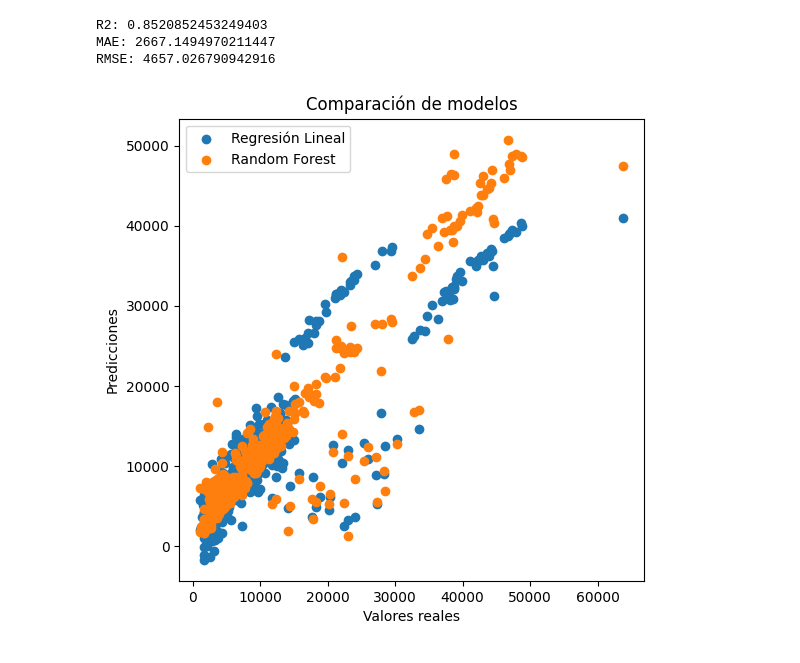
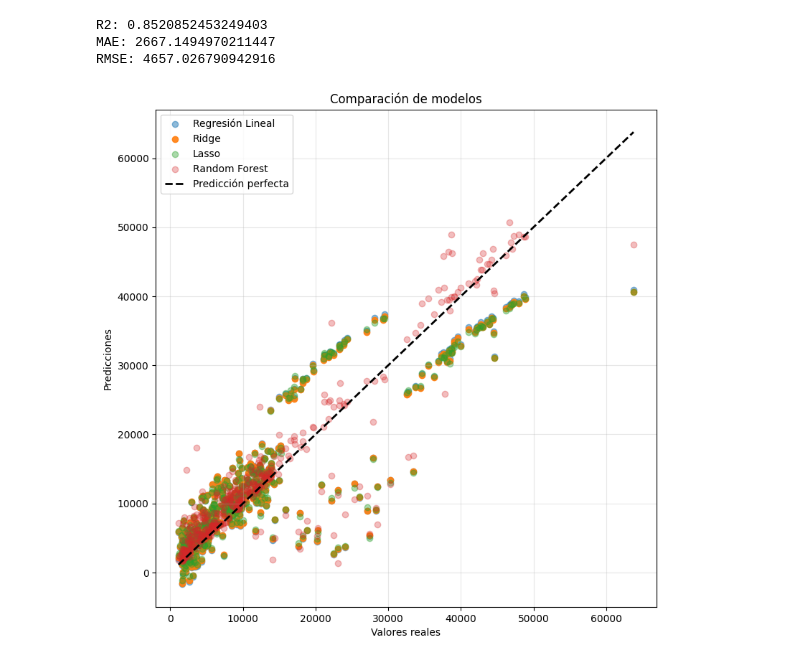
Before and after one commit to natbp/natbp_intro_ML, a Jupyter notebook: src/02-linear-regression-medical-insurance-cost.ipynb, the cells around one changed output. Cells and saved outputs as stored; diff of their text form; code cells hidden in the pictures.

```diff
--- a/src/02-linear-regression-medical-insurance-cost.ipynb
+++ b/src/02-linear-regression-medical-insurance-cost.ipynb
@@ -471,4 +482,6 @@ Notes:
 [1] Standard Errors assume that the covariance matrix of the errors is correctly specified.
 # %%
 total_data_optimized = total_data_encoded.copy()
+# %%
+cols_to_drop = ["sex_male", "region_northwest", "region_southeast", "region_southwest"]
 # %%
@@ -485,3 +490 @@ y_opt = total_data_optimized["charges"]
-# %%
-X_train_opt, X_test_opt, y_train_opt, y_test_opt = train_test_split(X_opt,y_opt,test_size=0.3,random_state=42)
 # %%
@@ -571,0 +613,18 @@ coeficientes.sort_values(by="Coeficiente", ascending=False)
+# %%
+# ============================================
+# OPTIMIZACIÓN REAL: Lasso con GridSearchCV
+# ============================================
+lasso = Lasso(max_iter=10000)
+grid_lasso = GridSearchCV(
+    lasso,
+    {'alpha': alphas},
+    cv=5,
+    scoring='r2'
+)
+grid_lasso.fit(X_train_scaled, y_train)
+
+print(f"\nLasso - Mejor alpha: {grid_lasso.best_params_['alpha']:.4f}")
+print(f"Lasso - Mejor R² (CV): {grid_lasso.best_score_:.4f}")
+
+y_pred_lasso = grid_lasso.predict(X_test_scaled)
+print(f"Lasso - R² Test: {r2_score(y_test, y_pred_lasso):.4f}")
@@ -574,11 +654,11 @@ from sklearn.ensemble import RandomForestRegressor
 
 rf = RandomForestRegressor(random_state=42)
 
-rf.fit(X_train_RL, y_train_RL)
+rf.fit(X_train_encoded, y_train)
 
-y_pred_rf = rf.predict(X_test_RL)
+y_pred_rf = rf.predict(X_test_encoded)
 
-print("R2 Random Forest:", r2_score(y_test_RL, y_pred_rf))
+print("R2 Random Forest:", r2_score(y_test, y_pred_rf))
 # %% [output]
 R2 Random Forest: 0.8520852453249403
 # %% [markdown]
@@ -645,17 +725,28 @@ R2: 0.8520852453249403
 MAE: 2667.1494970211447
 RMSE: 4657.026790942916
 # %%
-plt.figure(figsize=(6,6))
+plt.figure(figsize=(9,9))
 
-plt.scatter(y_test_RL, y_pred_RL, label="Regresión Lineal")
-plt.scatter(y_test_RL, y_pred_rf, label="Random Forest")
+plt.scatter(y_test, y_pred_RL, label="Regresión Lineal", alpha=0.5)
+plt.scatter(y_test, y_pred_ridge, label="Ridge", alpha=0.9)
+plt.scatter(y_test, y_pred_lasso, label="Lasso", alpha=0.4)
+plt.scatter(y_test, y_pred_rf, label="Random Forest", alpha=0.3)
+
+plt.plot(
+    [y_test.min(), y_test.max()],
+    [y_test.min(), y_test.max()],
+    'k--',
+    lw=2,
+    label="Predicción perfecta"
+)
 
 plt.xlabel("Valores reales")
 plt.ylabel("Predicciones")
 plt.title("Comparación de modelos")
 
 plt.legend()
+plt.grid(alpha=0.3)
 plt.show()
 # %% [output]
-[figure, old version]
+[figure, new version]
 # %% [markdown]
```
Also changed, not shown: parts of 50 cells of this notebook, 4 other files.
